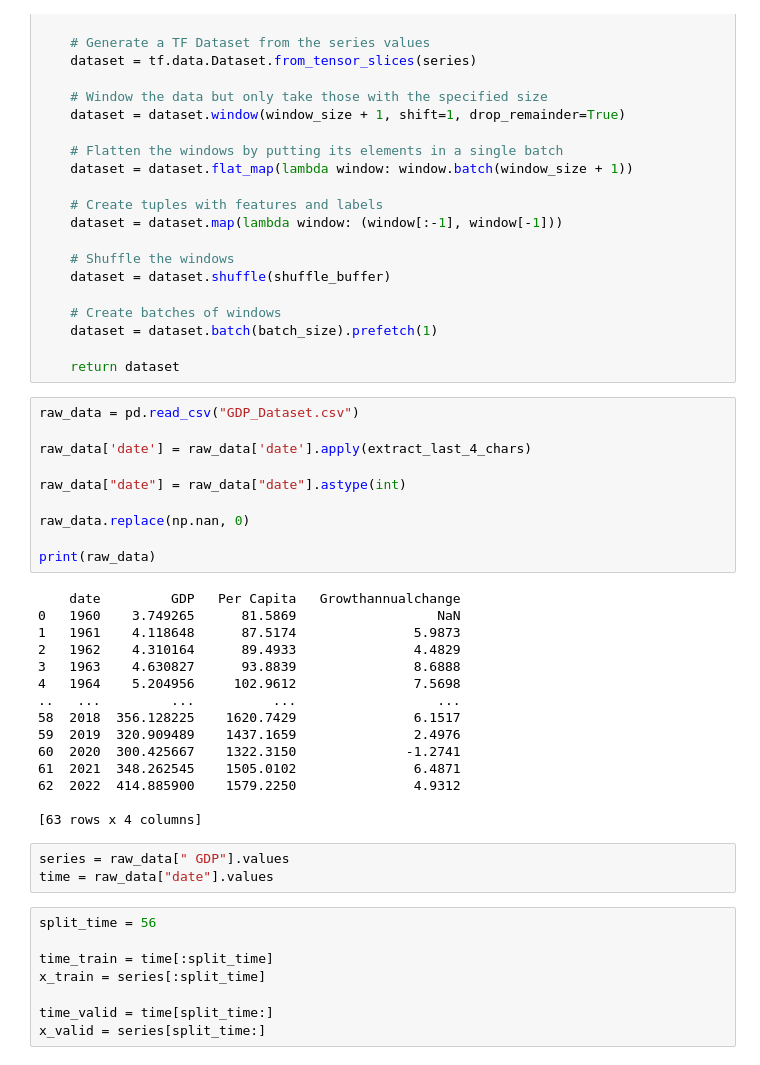
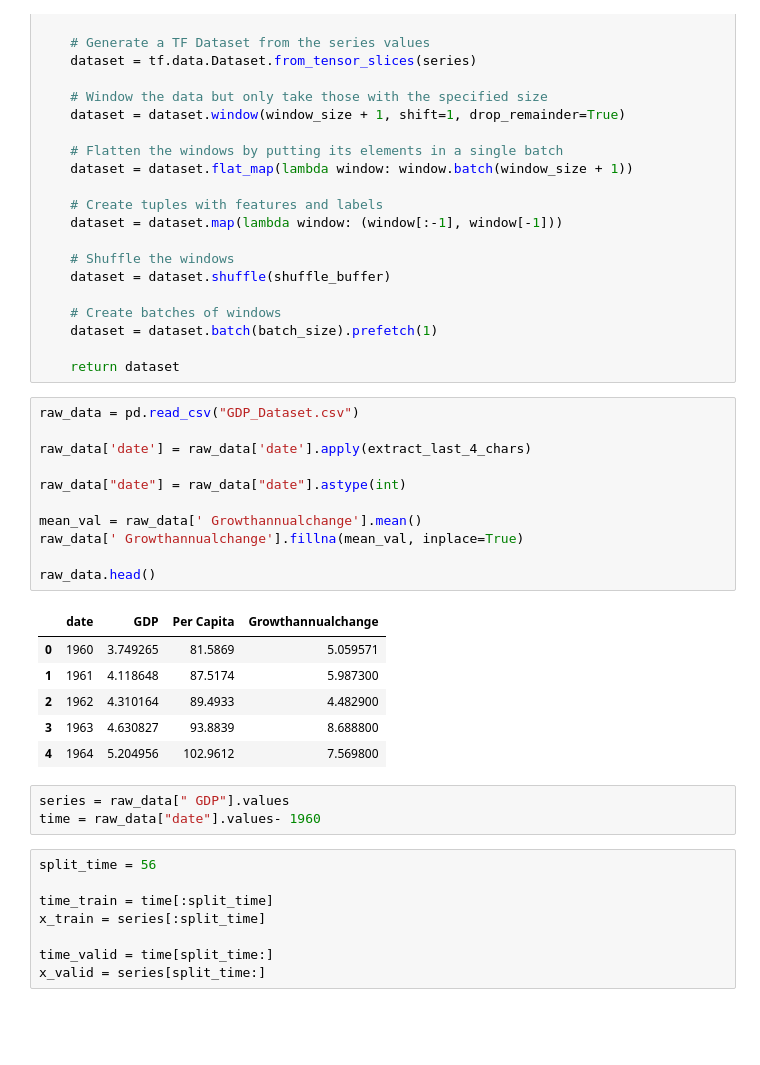
Before and after one commit to Harri200191/GDP-Prediction, a Jupyter notebook: ANN.ipynb, the cells around one changed output. Drawn from its saved outputs; the diff is of its cells as text; blank space fills up the shorter version.

```diff
--- a/ANN.ipynb
+++ b/ANN.ipynb
@@ -53,31 +53,24 @@ def windowed_dataset(series, window_size, batch_size, shuffle_buffer):
 # %%
 raw_data = pd.read_csv("GDP_Dataset.csv")
 
 raw_data['date'] = raw_data['date'].apply(extract_last_4_chars)
 
 raw_data["date"] = raw_data["date"].astype(int)
 
-raw_data.replace(np.nan, 0)
+mean_val = raw_data[' Growthannualchange'].mean()
+raw_data[' Growthannualchange'].fillna(mean_val, inplace=True)
 
-print(raw_data)
+raw_data.head()
 # %% [output]
-    date         GDP   Per Capita   Growthannualchange
-0   1960    3.749265      81.5869                  NaN
-1   1961    4.118648      87.5174               5.9873
-2   1962    4.310164      89.4933               4.4829
-3   1963    4.630827      93.8839               8.6888
-4   1964    5.204956     102.9612               7.5698
-..   ...         ...          ...                  ...
-58  2018  356.128225    1620.7429               6.1517
-59  2019  320.909489    1437.1659               2.4976
-60  2020  300.425667    1322.3150              -1.2741
-61  2021  348.262545    1505.0102               6.4871
-62  2022  414.885900    1579.2250               4.9312
-
-[63 rows x 4 columns]
+|  | date | GDP | Per Capita | Growthannualchange |
+| 0 | 1960 | 3.749265 | 81.5869 | 5.059571 |
+| 1 | 1961 | 4.118648 | 87.5174 | 5.987300 |
+| 2 | 1962 | 4.310164 | 89.4933 | 4.482900 |
+| 3 | 1963 | 4.630827 | 93.8839 | 8.688800 |
+| 4 | 1964 | 5.204956 | 102.9612 | 7.569800 |
 # %%
 series = raw_data[" GDP"].values
-time = raw_data["date"].values
+time = raw_data["date"].values- 1960
 # %%
 split_time = 56
 
```
Also changed, not shown: parts of 9 cells of this notebook.
